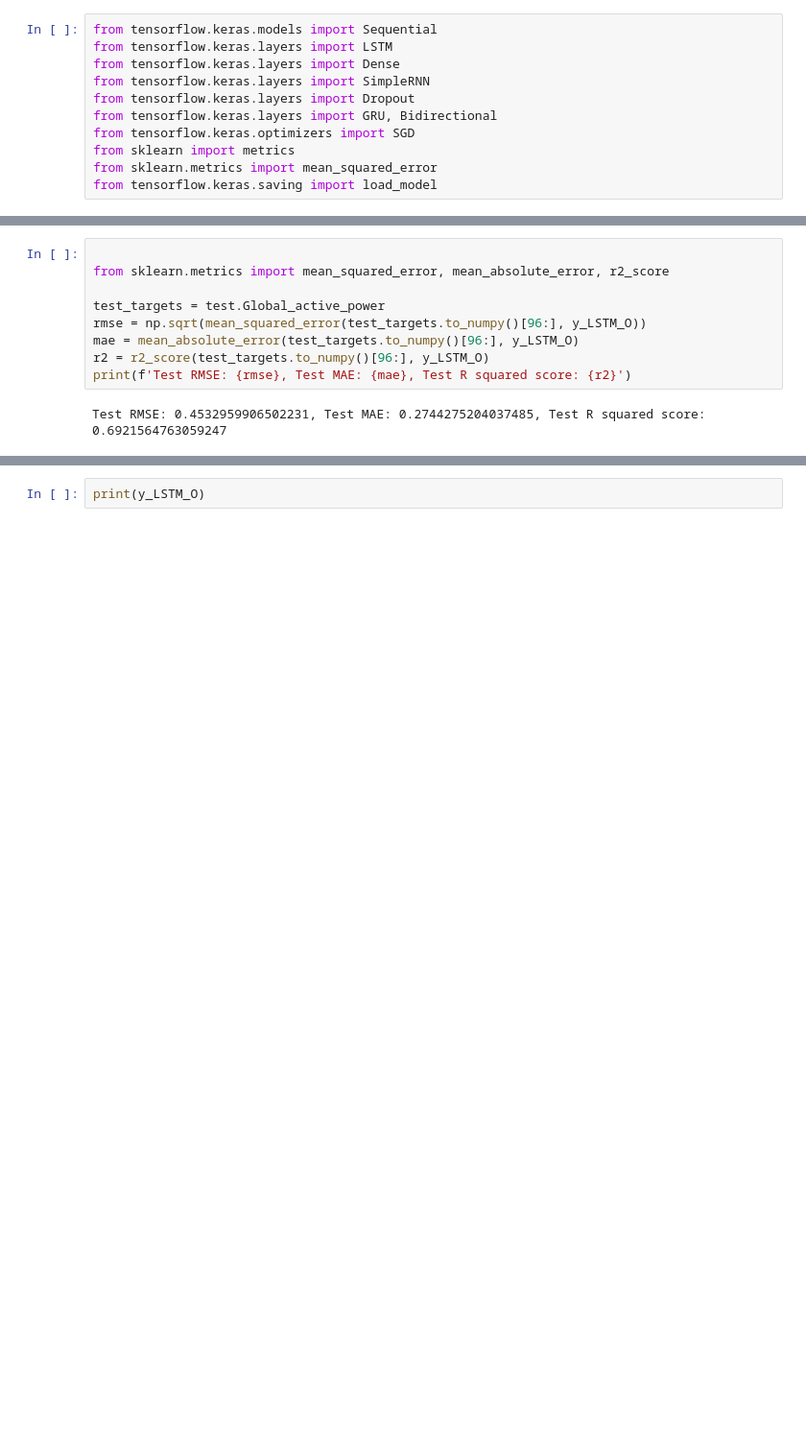
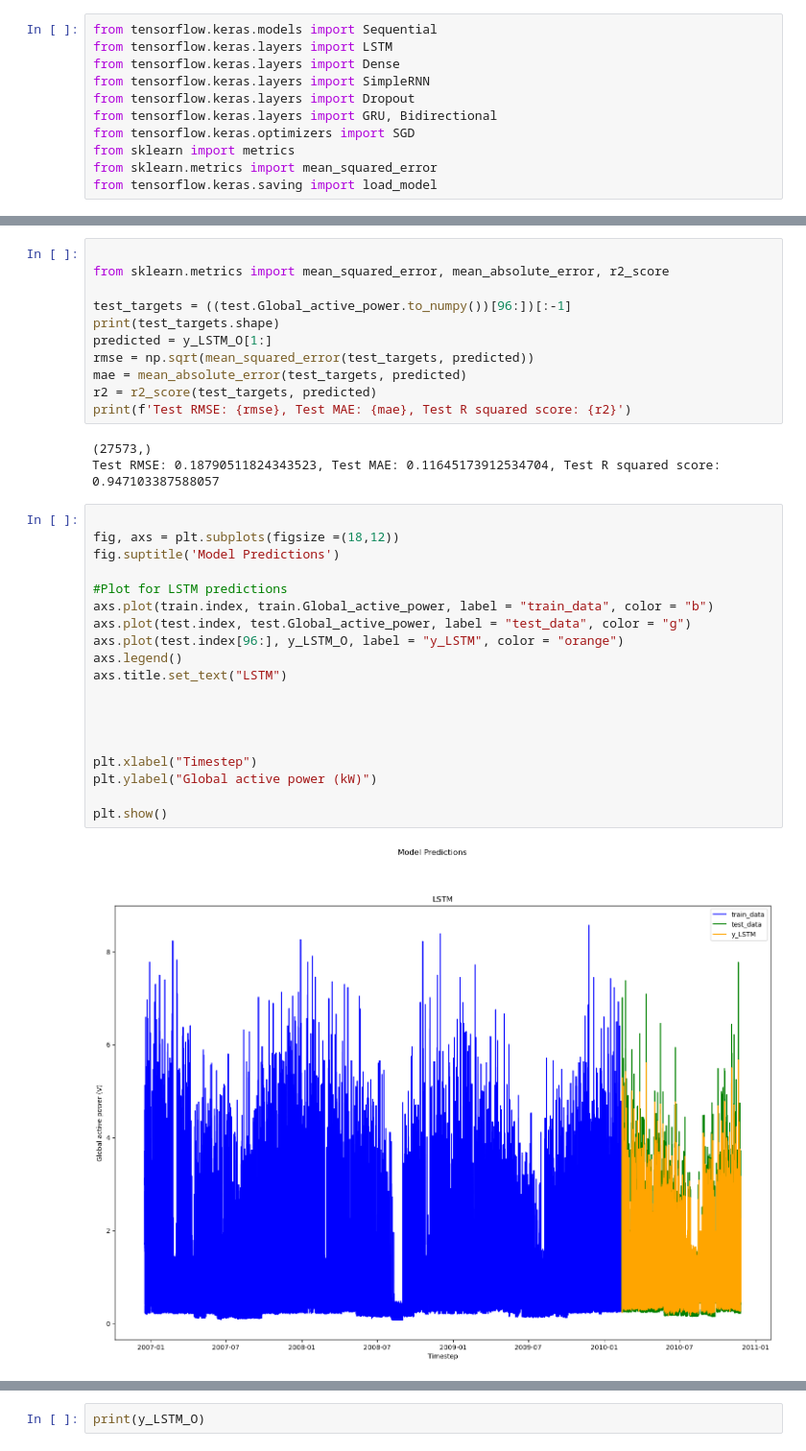
Before and after one commit to Mitchthesupermitch/cs172b-project, a Jupyter notebook: oneFeatureLSTM.ipynb, the cells around one changed output, grey strips where cells are left out. Shown at 96% size. Cells and saved outputs as stored; diff of their text form; blank space fills up the shorter version.

```diff
--- a/oneFeatureLSTM.ipynb
+++ b/oneFeatureLSTM.ipynb
@@ -259,10 +245,34 @@ y_LSTM_O = scaler.inverse_transform(y_LSTM)
 
 from sklearn.metrics import mean_squared_error, mean_absolute_error, r2_score
 
-test_targets = test.Global_active_power
-rmse = np.sqrt(mean_squared_error(test_targets.to_numpy()[96:], y_LSTM_O))
-mae = mean_absolute_error(test_targets.to_numpy()[96:], y_LSTM_O)
-r2 = r2_score(test_targets.to_numpy()[96:], y_LSTM_O)
+test_targets = ((test.Global_active_power.to_numpy())[96:])[:-1]
+print(test_targets.shape)
+predicted = y_LSTM_O[1:]
+rmse = np.sqrt(mean_squared_error(test_targets, predicted))
+mae = mean_absolute_error(test_targets, predicted)
+r2 = r2_score(test_targets, predicted)
 print(f'Test RMSE: {rmse}, Test MAE: {mae}, Test R squared score: {r2}')
 # %% [output]
-Test RMSE: 0.4532959906502231, Test MAE: 0.2744275204037485, Test R squared score: 0.6921564763059247
+(27573,)
+Test RMSE: 0.18790511824343523, Test MAE: 0.11645173912534704, Test R squared score: 0.947103387588057
+# %%
+
+fig, axs = plt.subplots(figsize =(18,12))
+fig.suptitle('Model Predictions')
+
+#Plot for LSTM predictions
+axs.plot(train.index, train.Global_active_power, label = "train_data", color = "b")
+axs.plot(test.index, test.Global_active_power, label = "test_data", color = "g")
+axs.plot(test.index[96:], y_LSTM_O, label = "y_LSTM", color = "orange")
+axs.legend()
+axs.title.set_text("LSTM")
+
+
+
+
+plt.xlabel("Timestep")
+plt.ylabel("Global active power (kW)")
+
+plt.show()
+# %% [output]
+[figure, added]
```
Also changed, not shown: parts of 6 cells of this notebook.
